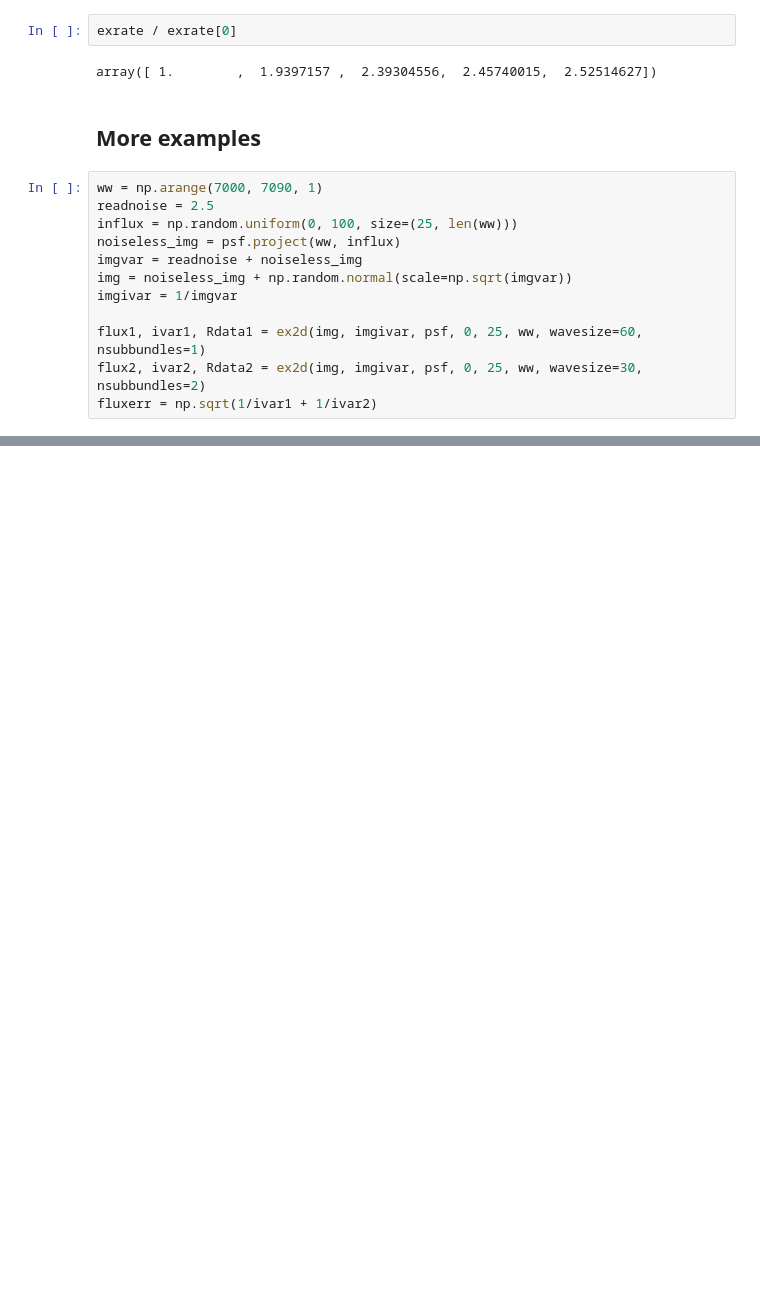
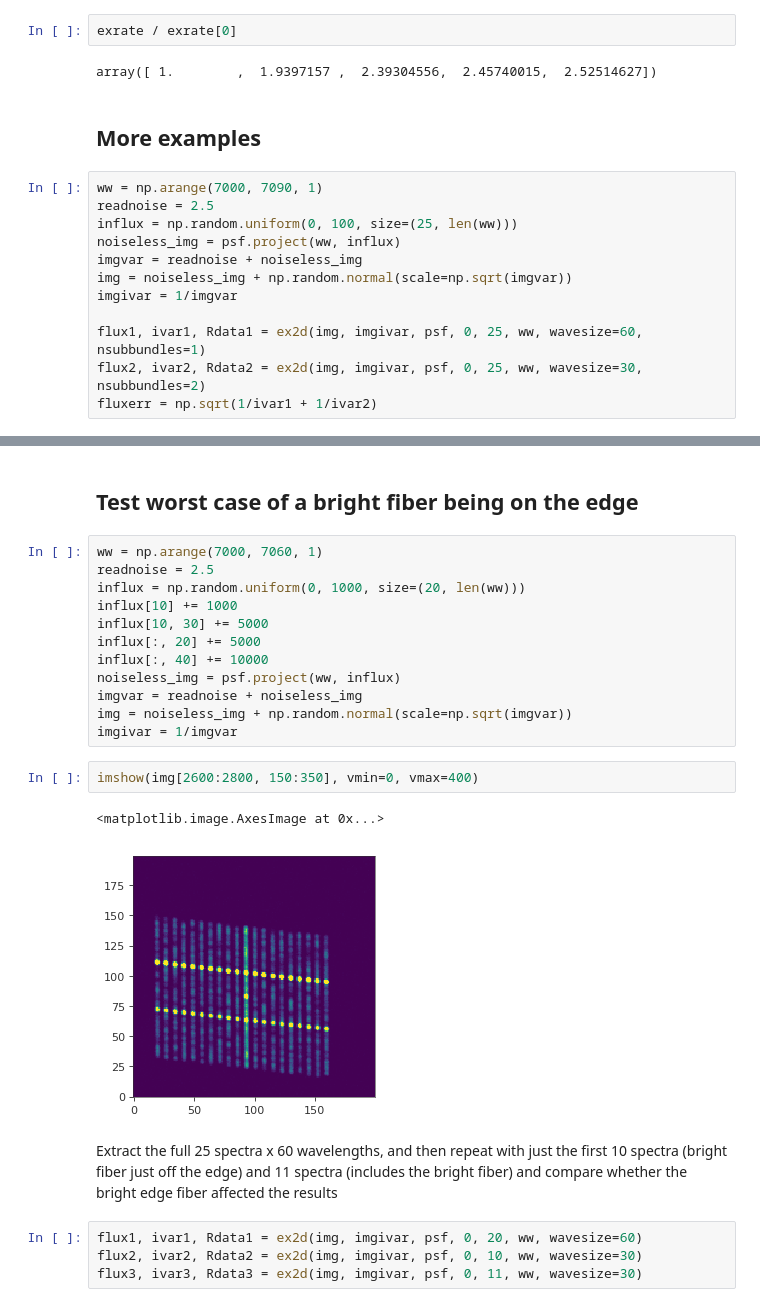
Before and after one commit to desihub/specter, a Jupyter notebook: dev/DivideAndConquer.ipynb, the cells around one changed output, grey strips where cells are left out. Drawn from its saved outputs; the diff is of its cells as text; blank space fills up the shorter version.

Commit message:
add bright star on border case to divide-and-conquer notebook

```diff
--- a/dev/DivideAndConquer.ipynb
+++ b/dev/DivideAndConquer.ipynb
@@ -241,0 +244,27 @@ savefig('divide-and-conquer-residuals.png')
+# %% [markdown]
+## Test worst case of a bright fiber being on the edge
+# %%
+ww = np.arange(7000, 7060, 1)
+readnoise = 2.5
+influx = np.random.uniform(0, 1000, size=(20, len(ww)))
+influx[10] += 1000
+influx[10, 30] += 5000
+influx[:, 20] += 5000
+influx[:, 40] += 10000
+noiseless_img = psf.project(ww, influx)
+imgvar = readnoise + noiseless_img
+img = noiseless_img + np.random.normal(scale=np.sqrt(imgvar))
+imgivar = 1/imgvar
+# %%
+imshow(img[2600:2800, 150:350], vmin=0, vmax=400)
+# %% [output]
+<matplotlib.image.AxesImage at 0x...>
+[figure, added]
+# %% [markdown]
+Extract the full 25 spectra x 60 wavelengths, and then repeat with just the first
+10 spectra (bright fiber just off the edge) and 11 spectra (includes the bright fiber)
+and compare whether the bright edge fiber affected the results
+# %%
+flux1, ivar1, Rdata1 = ex2d(img, imgivar, psf, 0, 20, ww, wavesize=60)
+flux2, ivar2, Rdata2 = ex2d(img, imgivar, psf, 0, 10, ww, wavesize=30)
+flux3, ivar3, Rdata3 = ex2d(img, imgivar, psf, 0, 11, ww, wavesize=30)
```
Also changed, not shown: parts of 4 cells of this notebook.
